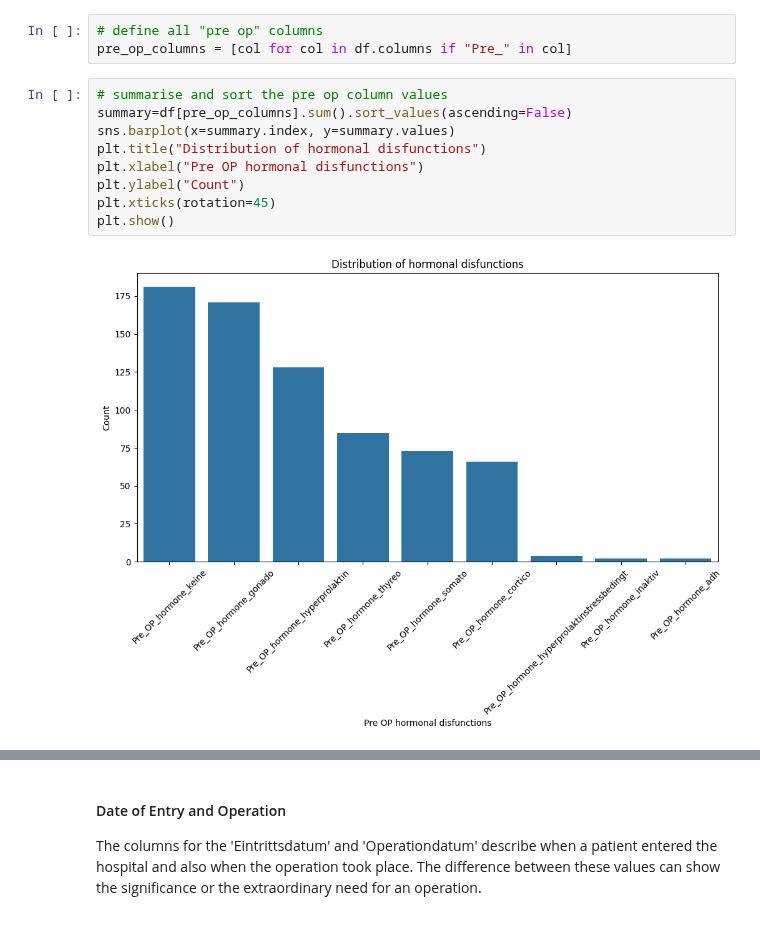
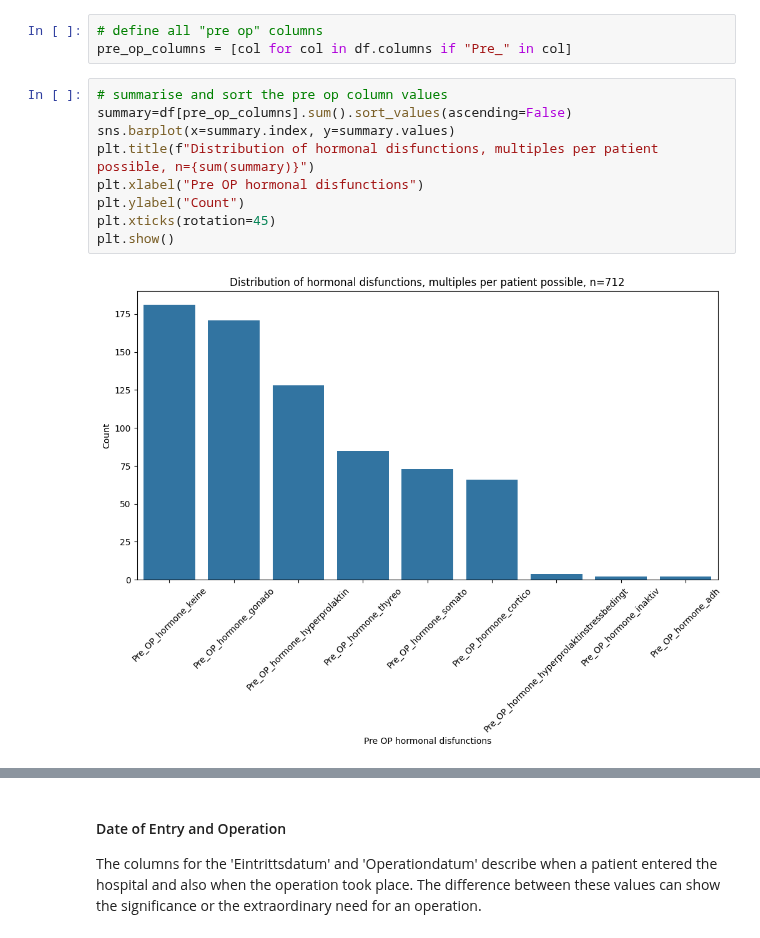
Before and after one commit to tmandelz/classification-prolactinoma, a Jupyter notebook: eda/patient_eda.ipynb, the cells around one changed output, grey strips where cells are left out. Saved outputs shown, nothing was run; the diff lists cells and outputs as text.

```diff
--- a/eda/patient_eda.ipynb
+++ b/eda/patient_eda.ipynb
@@ -209,14 +209,14 @@ pre_op_columns = [col for col in df.columns if "Pre_" in col]
 # %%
 # summarise and sort the pre op column values
 summary=df[pre_op_columns].sum().sort_values(ascending=False)
 sns.barplot(x=summary.index, y=summary.values)
-plt.title("Distribution of hormonal disfunctions")
+plt.title(f"Distribution of hormonal disfunctions, multiples per patient possible, n={sum(summary)}")
 plt.xlabel("Pre OP hormonal disfunctions")
 plt.ylabel("Count")
 plt.xticks(rotation=45)
 plt.show()
 # %% [output]
-[figure, old version]
+[figure, new version]
 # %%
 # correlate all pre op columns to each other
 correlation_matrix = df[pre_op_columns].corr()
```
Also changed, not shown: parts of 44 cells of this notebook, 5 other files.
